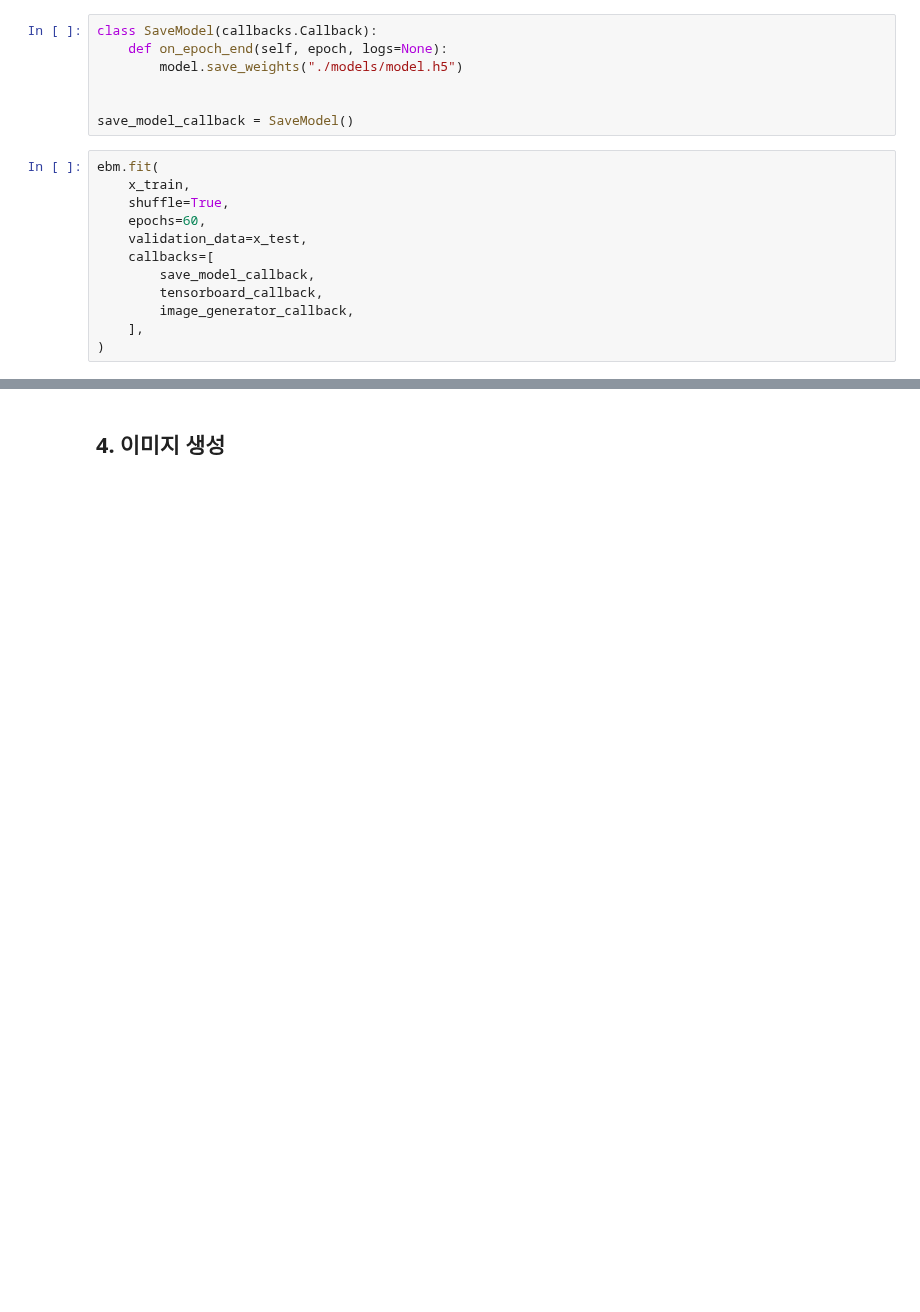
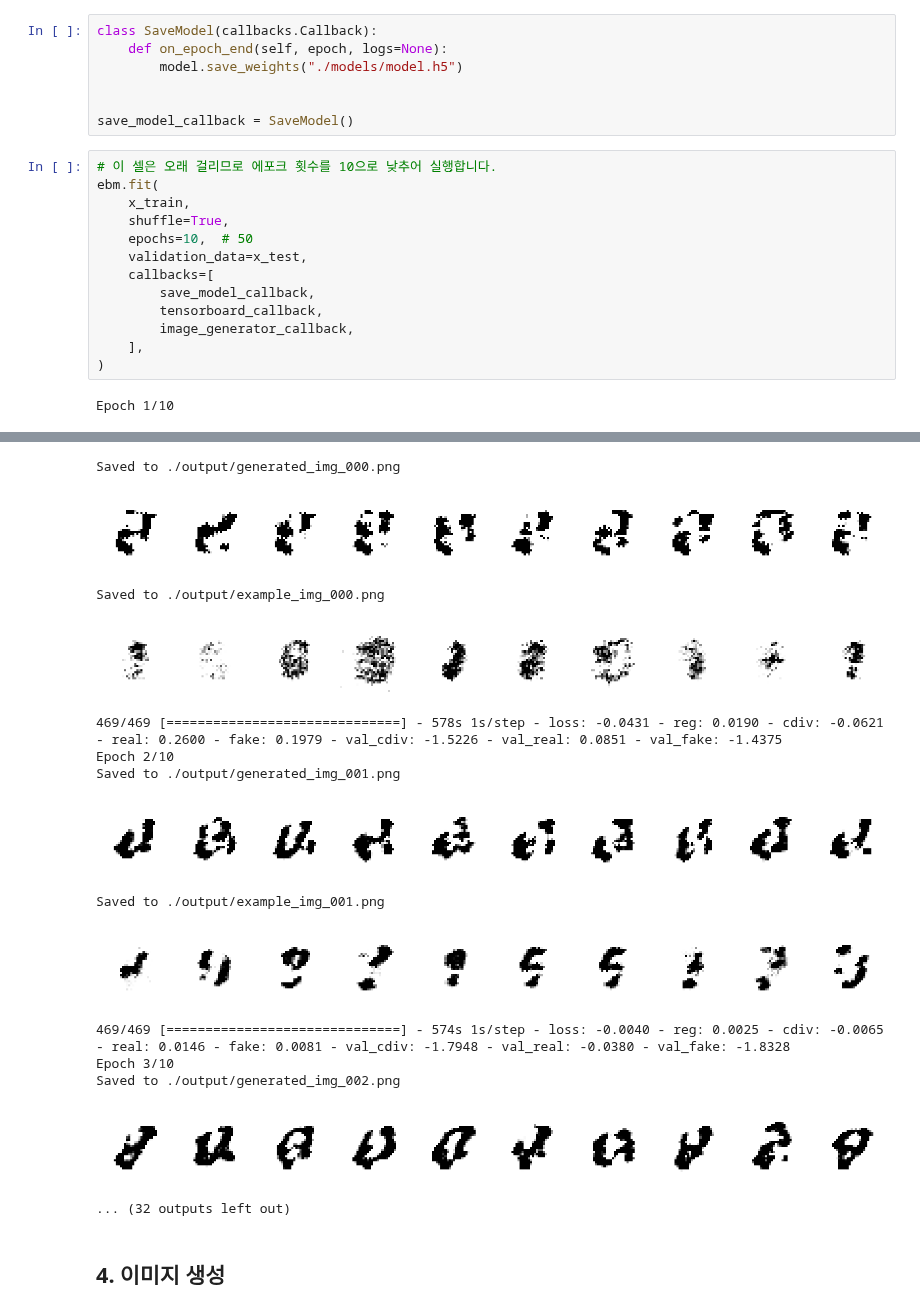
Before and after one commit to rickiepark/Generative_Deep_Learning_2nd_Edition, a Jupyter notebook: notebooks/07_ebm/01_ebm/ebm.ipynb, the cells around one changed output, grey strips where cells are left out. Cells and saved outputs as stored; diff of their text form; blank space fills up the shorter version.

```diff
--- a/notebooks/07_ebm/01_ebm/ebm.ipynb
+++ b/notebooks/07_ebm/01_ebm/ebm.ipynb
@@ -277,10 +312,11 @@ class SaveModel(callbacks.Callback):
 
 save_model_callback = SaveModel()
 # %%
+# 이 셀은 오래 걸리므로 에포크 횟수를 10으로 낮추어 실행합니다.
 ebm.fit(
     x_train,
     shuffle=True,
-    epochs=60,
+    epochs=10,  # 50
     validation_data=x_test,
     callbacks=[
         save_model_callback,
@@ -288,3 +324,5 @@ ebm.fit(
         image_generator_callback,
     ],
 )
+# %% [output]
+Epoch 1/10
@@ -291,3 +331,18 @@ ebm.fit(
+Saved to ./output/generated_img_000.png
+[figure, added]
+Saved to ./output/example_img_000.png
+[figure, added]
+469/469 [==============================] - 578s 1s/step - loss: -0.0431 - reg: 0.0190 - cdiv: -0.0621 - real: 0.2600 - fake: 0.1979 - val_cdiv: -1.5226 - val_real: 0.0851 - val_fake: -1.4375
+Epoch 2/10
+Saved to ./output/generated_img_001.png
+[figure, added]
+Saved to ./output/example_img_001.png
+[figure, added]
+469/469 [==============================] - 574s 1s/step - loss: -0.0040 - reg: 0.0025 - cdiv: -0.0065 - real: 0.0146 - fake: 0.0081 - val_cdiv: -1.7948 - val_real: -0.0380 - val_fake: -1.8328
+Epoch 3/10
+Saved to ./output/generated_img_002.png
+[figure, added]
+... (32 outputs left out)
 # %% [markdown]
 ## 4. 이미지 생성 <a name="generate"></a>
 # %%
```
Also changed, not shown: parts of 7 cells of this notebook.
